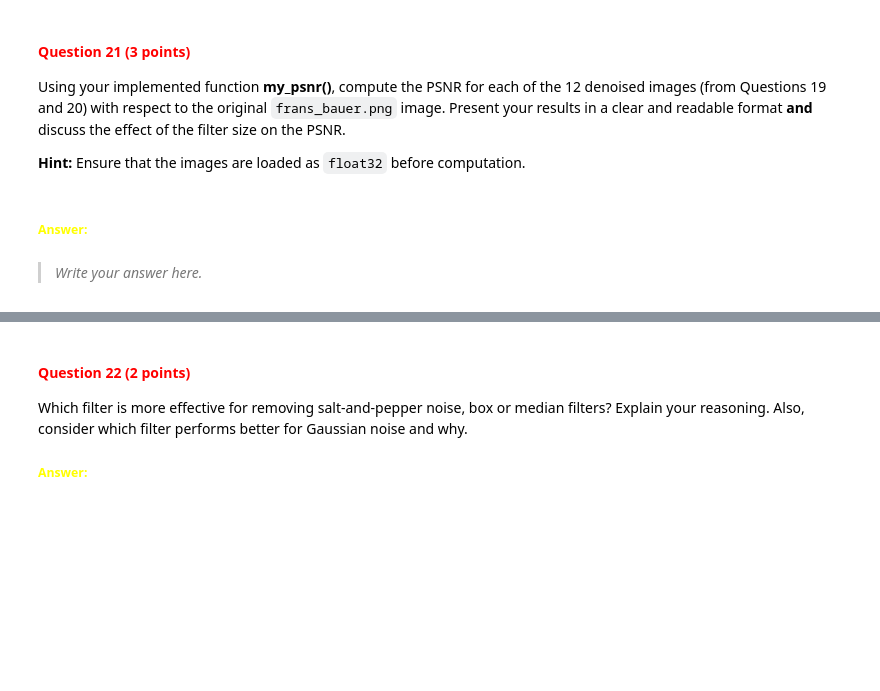
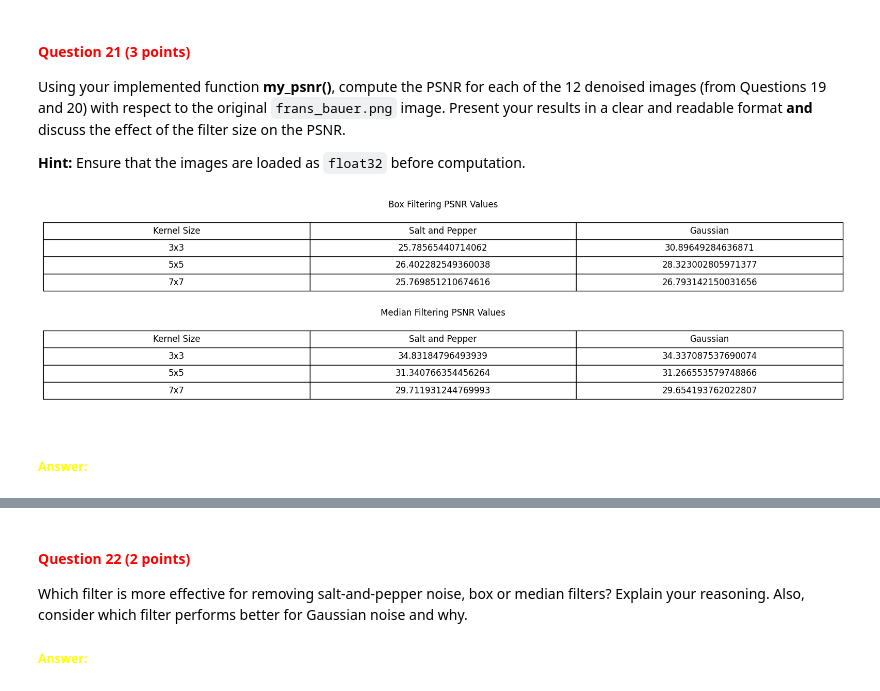
Before and after one commit to juttevijverberg/cv1-lab-2, a Jupyter notebook: cv1-lab-2.ipynb, the cells around one changed output, grey strips where cells are left out. Saved outputs shown, nothing was run; the diff lists cells and outputs as text; code cells hidden in the pictures; blank space fills up the shorter version.

```diff
--- a/cv1-lab-2.ipynb
+++ b/cv1-lab-2.ipynb
@@ -701,4 +814,55 @@ Using your implemented function **my_psnr()**, compute the PSNR for each of the
+# %%
+# YOUR CODE HERE
+original_image = cv2.imread('images/frans_bauer.png')
+
+#Box salt and pepper values
+psnr_sp_33_box = calculate_psnr(original_image, denoise_image_sp_33_box)
+psnr_sp_55_box = calculate_psnr(original_image, denoise_image_sp_55_box)
+psnr_sp_77_box = calculate_psnr(original_image, denoise_image_sp_77_box)
+
+#Box gaussian values
+psnr_gaussian_33_box = calculate_psnr(original_image, denoise_image_gaussian_33_box)
+psnr_gaussian_55_box = calculate_psnr(original_image, denoise_image_gaussian_55_box)
+psnr_gaussian_77_box = calculate_psnr(original_image, denoise_image_gaussian_77_box)
+
+#Median salt and pepper values
+psnr_sp_33_median = calculate_psnr(original_image, denoise_image_sp_33_median)
+psnr_sp_55_median = calculate_psnr(original_image, denoise_image_sp_55_median)
+psnr_sp_77_median = calculate_psnr(original_image, denoise_image_sp_77_median)
+
+#Median gaussian values
+psnr_gaussian_33_median = calculate_psnr(original_image, denoise_image_gaussian_33_median)
+psnr_gaussian_55_median = calculate_psnr(original_image, denoise_image_gaussian_55_median)
+psnr_gaussian_77_median = calculate_psnr(original_image, denoise_image_gaussian_77_median)
+
+data = [['Kernel Size', 'Salt and Pepper', 'Gaussian'],
+        ['3x3', psnr_sp_33_box, psnr_gaussian_33_box],
+        ['5x5', psnr_sp_55_box, psnr_gaussian_55_box],
+        ['7x7', psnr_sp_77_box, psnr_gaussian_77_box]]
+
+fig, ax = plt.subplots(2, 1, figsize=(10, 5))  # Adjust size to fit table
+
+ax[0].set_title('Box Filtering PSNR Values')
+table_box = ax[0].table(cellText=data, loc='center', cellLoc='center')
+table_box.auto_set_font_size(False)
+table_box.set_fontsize(12)
+table_box.scale(2, 2)
+ax[0].axis('off')
+
+data = [['Kernel Size', 'Salt and Pepper', 'Gaussian'],
+        ['3x3', psnr_sp_33_median, psnr_gaussian_33_median],
+        ['5x5', psnr_sp_55_median, psnr_gaussian_55_median],
+        ['7x7', psnr_sp_77_median, psnr_gaussian_77_median]]
+
+ax[1].set_title('Median Filtering PSNR Values')
+table_median = ax[1].table(cellText=data, loc='center', cellLoc='center')
+table_median.auto_set_font_size(False)
+table_median.set_fontsize(12)
+table_median.scale(2, 2)
+ax[1].axis('off')
+
+plt.show()
+# %% [output]
+[figure, added]
 # %% [markdown]
 ##### <font color='yellow'>Answer:</font>
-# %% [markdown]
->*Write your answer here.*
```
Also changed, not shown: parts of 18 cells of this notebook.
